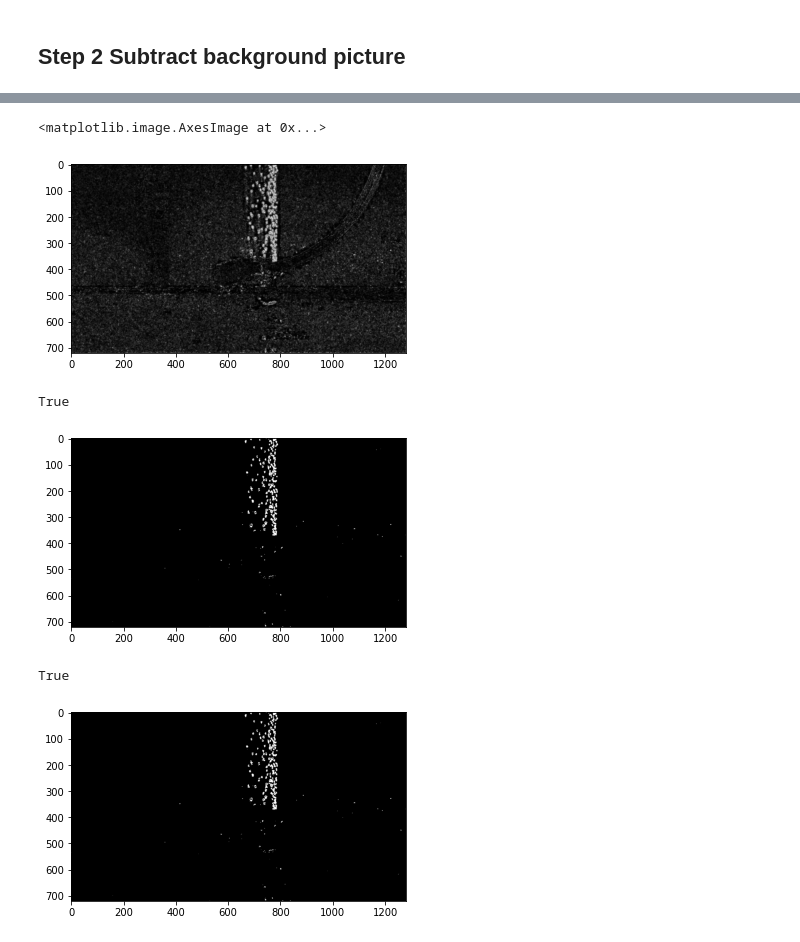
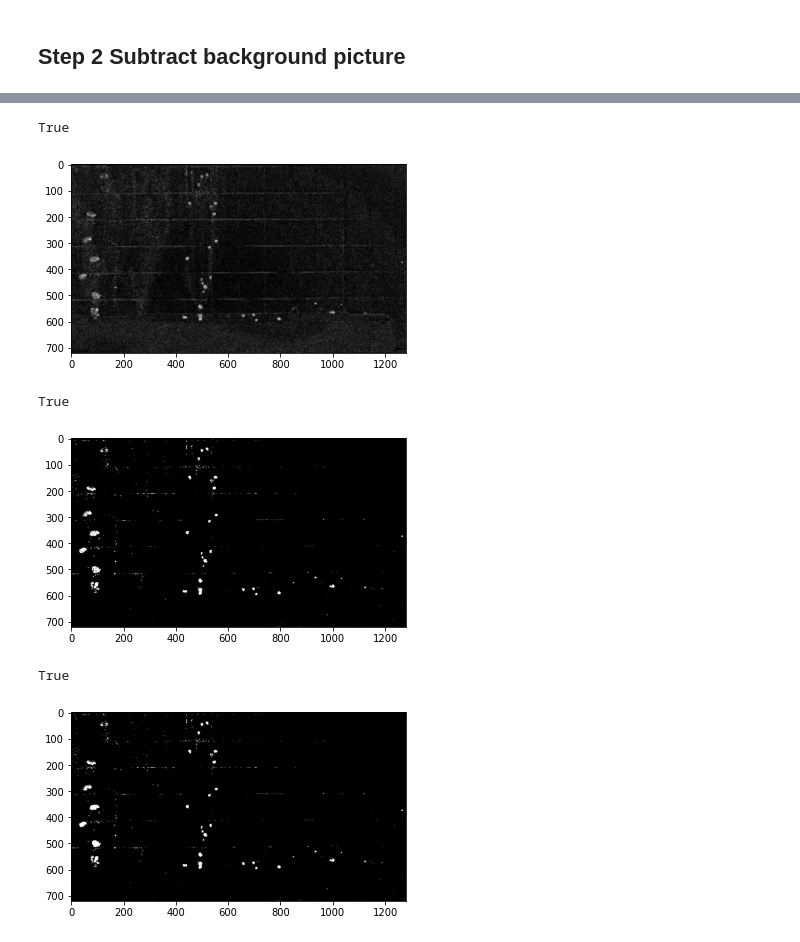
Before and after one commit to liushuduo/optical-bubble-identification, a Jupyter notebook: main.ipynb, the cells around one changed output, grey strips where cells are left out. Saved outputs shown, nothing was run; the diff lists cells and outputs as text; code cells hidden in the pictures.

Commit message:
feat: update bubble detection function

```diff
--- a/main.ipynb
+++ b/main.ipynb
@@ -96,7 +104,7 @@ True
 # plt.imshow(bg_edge, cmap='gray')
 
 # Reopen video.
-vc = cv2.VideoCapture('data.mp4')
+vc = cv2.VideoCapture('segment01.mp4')
 if vc.isOpened():
     print("Video opened!")
 else:
@@ -104,6 +112,10 @@ else:
 fps = vc.get(cv2.CAP_PROP_FPS)
 height = int(vc.get(cv2.CAP_PROP_FRAME_HEIGHT))
 width = int(vc.get(cv2.CAP_PROP_FRAME_WIDTH))
+
+bg_start_time = 10
+bg_start_frame = bg_start_time * fps;
+vc.set(cv2.CAP_PROP_POS_FRAMES, bg_start_frame)
 
 # Read frame to be processed.
 ret, frame = vc.read()
@@ -137,27 +149,36 @@ plt.imshow(bubble_frame, cmap = 'gray')
 # Gaussian blur
 bubble_frame_blur = cv2.GaussianBlur(bubble_frame, (3,3), 0)
 plt.imshow(bubble_frame_blur, cmap = 'gray')
+cv2.imwrite("blur-bubble.png", bubble_frame_blur)
 # %% [output]
-<matplotlib.image.AxesImage at 0x...>
+True
-[figure, old version]
+[figure, new version]
 # %%
 # Image thresholding
-ret, bin_bubble_frame = cv2.threshold(bubble_frame_blur, 140, 255, cv2.THRESH_BINARY)
+ret, bin_bubble_frame = cv2.threshold(bubble_frame_blur, 70, 255, cv2.THRESH_BINARY)
 plt.imshow(bin_bubble_frame, cmap='gray')
 cv2.imwrite('bin-bubble-frame-140.png', bin_bubble_frame)
 # %% [output]
 True
-[figure, old version]
+[figure, new version]
 # %%
+
 # Flood filling the holes of bubbles
 bubble_frame_floodfill = bin_bubble_frame.copy()
 
 # Mask size needs to be 2 pixels larger than the image.
 mask = np.ones((height+2, width+2), np.uint8) * 0
+cv2.floodFill(bubble_frame_floodfill, mask, (0, 0), 255)
 
-cv2.floodFill(bubble_frame_floodfill, mask, (0, 0), 0)
-plt.imshow(bubble_frame_floodfill, cmap='gray')
-cv2.imwrite('bubble-frame-floodfill.png', bubble_frame_floodfill)
+# Invert floodfilled image
+bubble_frame_floodfill_inv = cv2.bitwise_not(bubble_frame_floodfill)
+plt.imshow(bubble_frame_floodfill_inv, cmap='gray')
+
+# Combine the two images to get the foreground
+bubble_frame_result = bin_bubble_frame | bubble_frame_floodfill_inv
+
+plt.imshow(bubble_frame_result, cmap='gray')
+cv2.imwrite('bubble-frame-floodfill.png', bubble_frame_result)
 # %% [output]
 True
-[figure, old version]
+[figure, new version]
```
Also changed, not shown: parts of 7 cells of this notebook, 9 other files.
